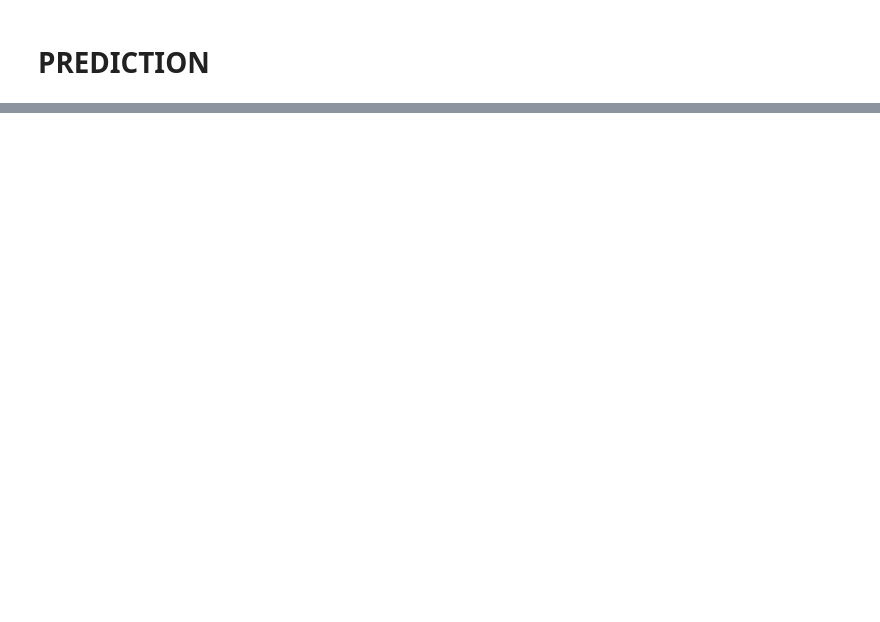
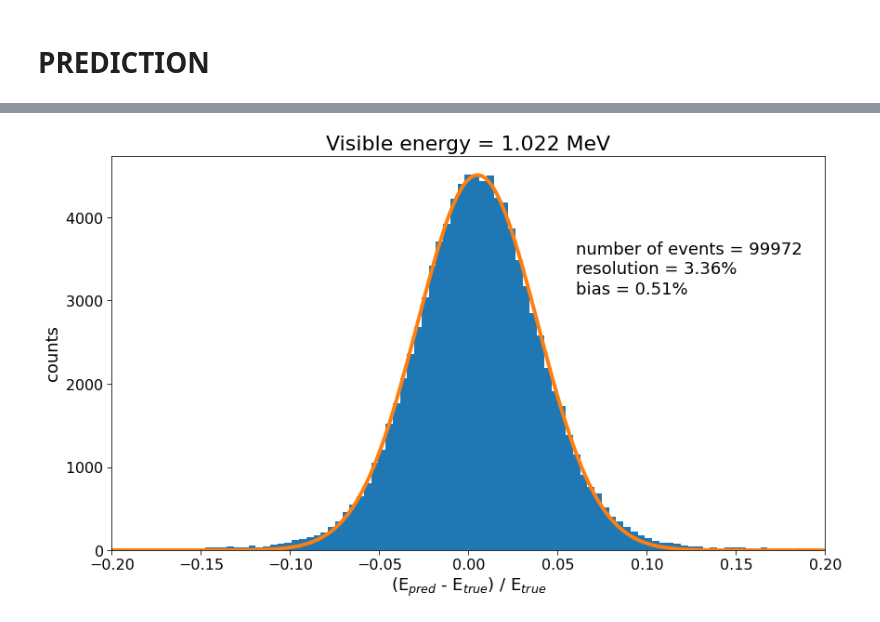
Before and after one commit to niklai99/qcnn4juno, a Jupyter notebook: resnet/prediction.ipynb, the cells around one changed output, grey strips where cells are left out. Saved outputs shown, nothing was run; the diff lists cells and outputs as text; code cells hidden in the pictures; blank space fills up the shorter version.

```diff
--- a/resnet/prediction.ipynb
+++ b/resnet/prediction.ipynb
@@ -109,5 +232,5 @@ class MyLRSchedule(tf.keras.optimizers.schedules.LearningRateSchedule):
 # %% [markdown]
 ## Load ResNet model
 # %%
-resnet_model = tf.keras.models.load_model("./models/20220603-161936/", custom_objects={'MyLRSchedule': MyLRSchedule})
+resnet_model = tf.keras.models.load_model("./models/20220607-093041/", custom_objects={'MyLRSchedule': MyLRSchedule})
 # %% [output]
@@ -122,12 +263,19 @@ edep_pred.shape
+# %%
+#### load predictions
+
+edep_pred = np.load("edep_pred.npz", allow_pickle=True)
 # %%
 # 3sigma cut
-res = (edep_pred-test_labels)/test_labels
-res = res[np.abs(res - res.mean()) < 3*res.std()]
+res = {e:None for e in energies}
+
+for e in energies:
+    res[e] = (edep_pred[e]-test_labels[e])/test_labels[e]
+    res[e] = res[e][np.abs(res[e] - res[e].mean()) < 3*res[e].std()]
 # %%
 def gaus(x, a, mu, sigma):
     return a*np.exp( -(x-mu)**2 / (2*sigma**2) )
 
-hist, edges = np.histogram(res, bins=100)
+'''hist, edges = np.histogram(res, bins=100)
 bincenters = (edges[1:] + edges[:-1]) / 2
 
 xgrid = np.linspace(edges[0], edges[-1], 500)
@@ -159,7 +307,7 @@ ax.set_ylabel("counts", fontsize=16)
 
 ax.tick_params(axis="both", which="major", labelsize=14, length=5)
 
-fig.savefig("./plots/e_1mev_hist_resnet115.png", dpi=300, facecolor="white")
+fig.savefig("./plots/e_1mev_hist_resnet1002.png", dpi=300, facecolor="white")
 
-plt.show()
+plt.show()'''
 # %% [output]
@@ -166,0 +315,70 @@ plt.show()
+# %%
+resolution_     = []
+err_resolution_ = []
+bias_           = []
+err_bias_       = []
+
+energy = [
+    0,
+    0.1,
+    0.3,
+    0.6,
+    1,
+    2,
+    3,
+    4,
+    5,
+    6,
+    7,
+    8,
+    9,
+    10
+]
+
+for i, e in enumerate(energies):
+    #if e in ["0", "9", "10"]: continue
+
+    bins = np.linspace(-0.2, 0.2, 100)
+
+    hist, edges = np.histogram(res[e], bins=bins)
+    bincenters = (edges[1:] + edges[:-1]) / 2
+
+    xgrid = np.linspace(edges[0], edges[-1], 500)
+
+    n     = res[e].shape[0]
+    mean  = res[e].mean()
+    sigma = res[e].std()
+    popt, pcov = curve_fit(gaus, bincenters, hist, p0=[n, mean, sigma])
+
+    n_events   = edep_pred[e].shape[0]
+    resolution = popt[2]
+    bias       = popt[1]
+
+    resolution_.append(resolution)
+    err_resolution_.append(np.sqrt(np.diag(pcov))[2])
+    bias_.append(bias)
+    err_bias_.append(np.sqrt(np.diag(pcov))[2])
+
+    fig = plt.figure(figsize=(12,7), constrained_layout=True)
+    ax  = fig.add_subplot(111)
+
+    ax.hist(bincenters, weights=hist, bins=bins)
+    ax.plot(xgrid, gaus(xgrid, *popt), lw=4)
+    ax.text(0.65, 0.75, f"number of events = {n_events}", fontsize=18,transform=ax.transAxes)
+    ax.text(0.65, 0.7, f"resolution = {resolution*100:.2f}%", fontsize=18,transform=ax.transAxes)
+    ax.text(0.65, 0.65, f"bias = {abs(bias)*100:.2f}%", fontsize=18,transform=ax.transAxes)
+
+    ax.set_title(f"Visible energy = {energy[i]+1.022:.3f} MeV", fontsize=22)
+    ax.set_xlabel("(E$_{pred}$ - E$_{true}$) / E$_{true}$", fontsize=18)
+    ax.set_ylabel("counts", fontsize=18)
+    ax.set_xlim(xmin=-0.2, xmax=0.2)
+
+    # ax.set_yscale("log")
+
+    ax.tick_params(axis="both", which="major", labelsize=16, length=5)
+    ax.yaxis.set_major_formatter(ScalarFormatter(useMathText=True))
+    ax.yaxis.get_offset_text().set_fontsize(16)
+
+    fig.savefig(f"../images/resnet/e_{e}mev_hist.png", dpi=300, facecolor="white")
+# %% [output]
+[figure, added]
```
Also changed, not shown: parts of 25 cells of this notebook, 34 other files.
